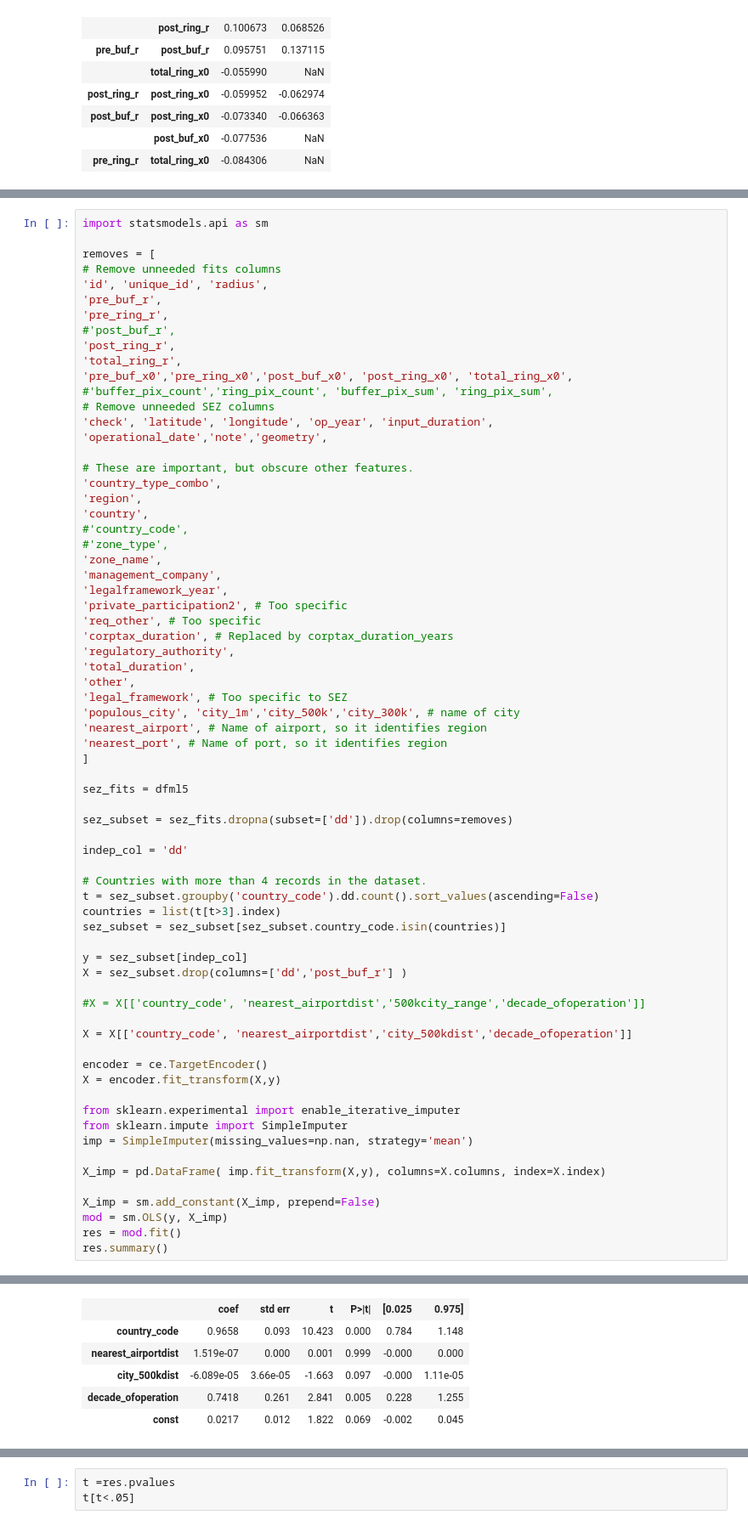
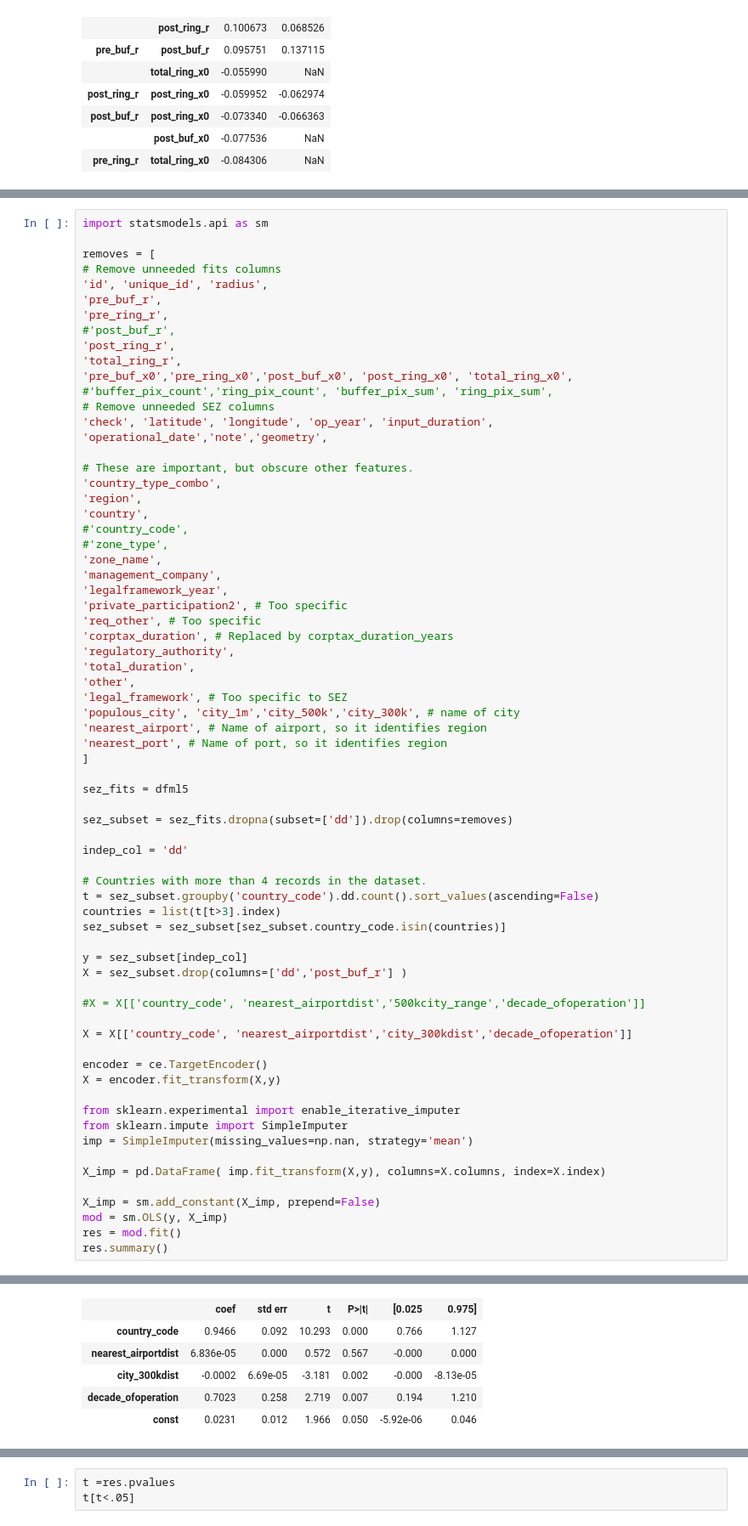
Before and after one commit to sandiegodata-projects/chartercitiesinstitute.org-sez, a Jupyter notebook: notebooks/ericbusboom/05 Mean Lights File.ipynb, the cells around one changed output, grey strips where cells are left out. Shown at 85% size. Cells and saved outputs as stored; diff of their text form.

```diff
--- a/notebooks/ericbusboom/05 Mean Lights File.ipynb
+++ b/notebooks/ericbusboom/05 Mean Lights File.ipynb
@@ -465,7 +477,7 @@ X = sez_subset.drop(columns=['dd','post_buf_r'] )
 
 #X = X[['country_code', 'nearest_airportdist','500kcity_range','decade_ofoperation']]
 
-X = X[['country_code', 'nearest_airportdist','city_500kdist','decade_ofoperation']]
+X = X[['country_code', 'nearest_airportdist','city_300kdist','decade_ofoperation']]
 
 encoder = ce.TargetEncoder()
 X = encoder.fit_transform(X,y)
@@ -492,8 +504,8 @@ OLS Regression Results
 | Df Model: | 4 |  |  |
 | Covariance Type: | nonrobust |  |  |
 |  | coef | std err | t | P>|t| | [0.025 | 0.975] |
-| country_code | 0.9658 | 0.093 | 10.423 | 0.000 | 0.784 | 1.148 |
-| nearest_airportdist | 1.519e-07 | 0.000 | 0.001 | 0.999 | -0.000 | 0.000 |
-| city_500kdist | -6.089e-05 | 3.66e-05 | -1.663 | 0.097 | -0.000 | 1.11e-05 |
-| decade_ofoperation | 0.7418 | 0.261 | 2.841 | 0.005 | 0.228 | 1.255 |
-| const | 0.0217 | 0.012 | 1.822 | 0.069 | -0.002 | 0.045 |
+| country_code | 0.9466 | 0.092 | 10.293 | 0.000 | 0.766 | 1.127 |
+| nearest_airportdist | 6.836e-05 | 0.000 | 0.572 | 0.567 | -0.000 | 0.000 |
+| city_300kdist | -0.0002 | 6.69e-05 | -3.181 | 0.002 | -0.000 | -8.13e-05 |
+| decade_ofoperation | 0.7023 | 0.258 | 2.719 | 0.007 | 0.194 | 1.210 |
+| const | 0.0231 | 0.012 | 1.966 | 0.050 | -5.92e-06 | 0.046 |
```
Also changed, not shown: parts of 12 cells of this notebook, 1 other file.
